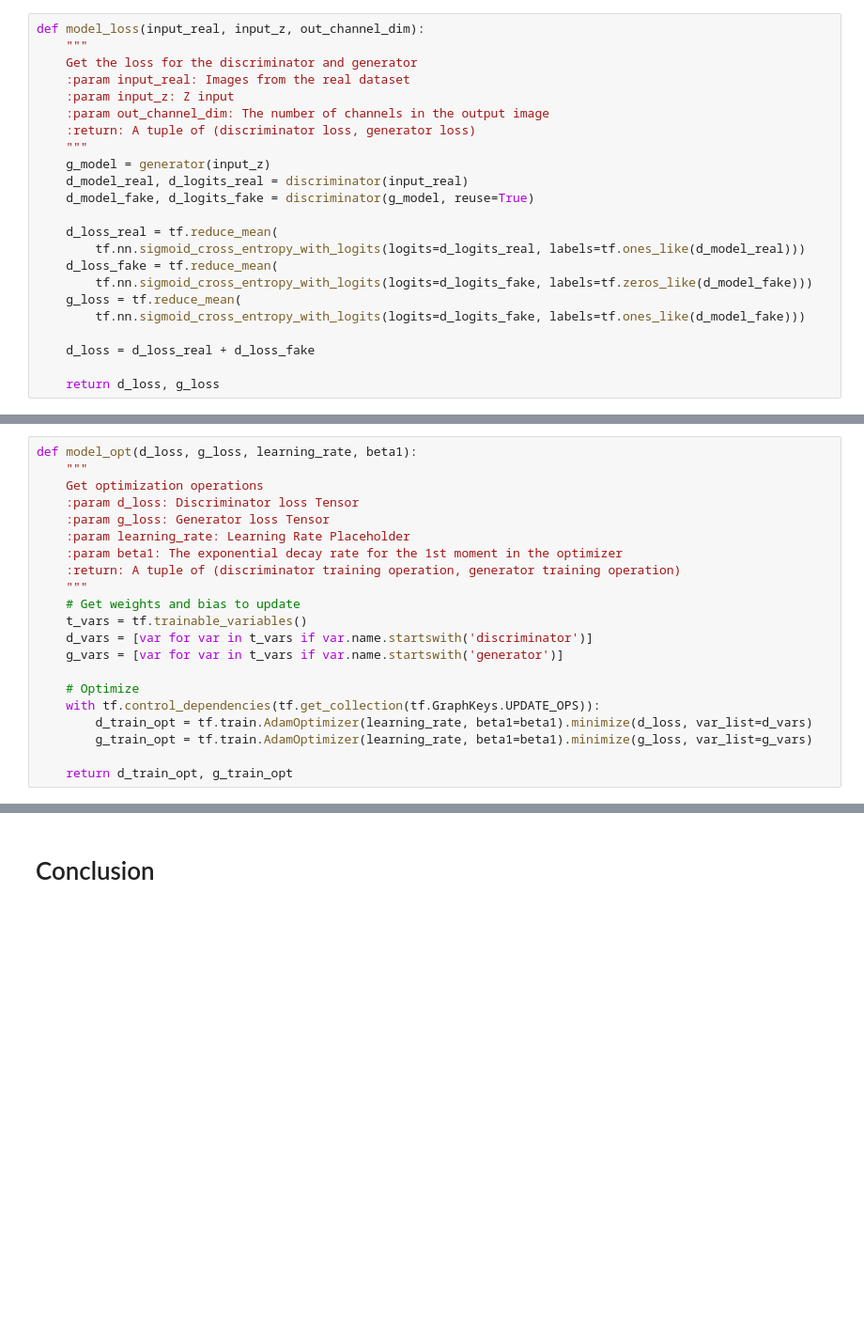
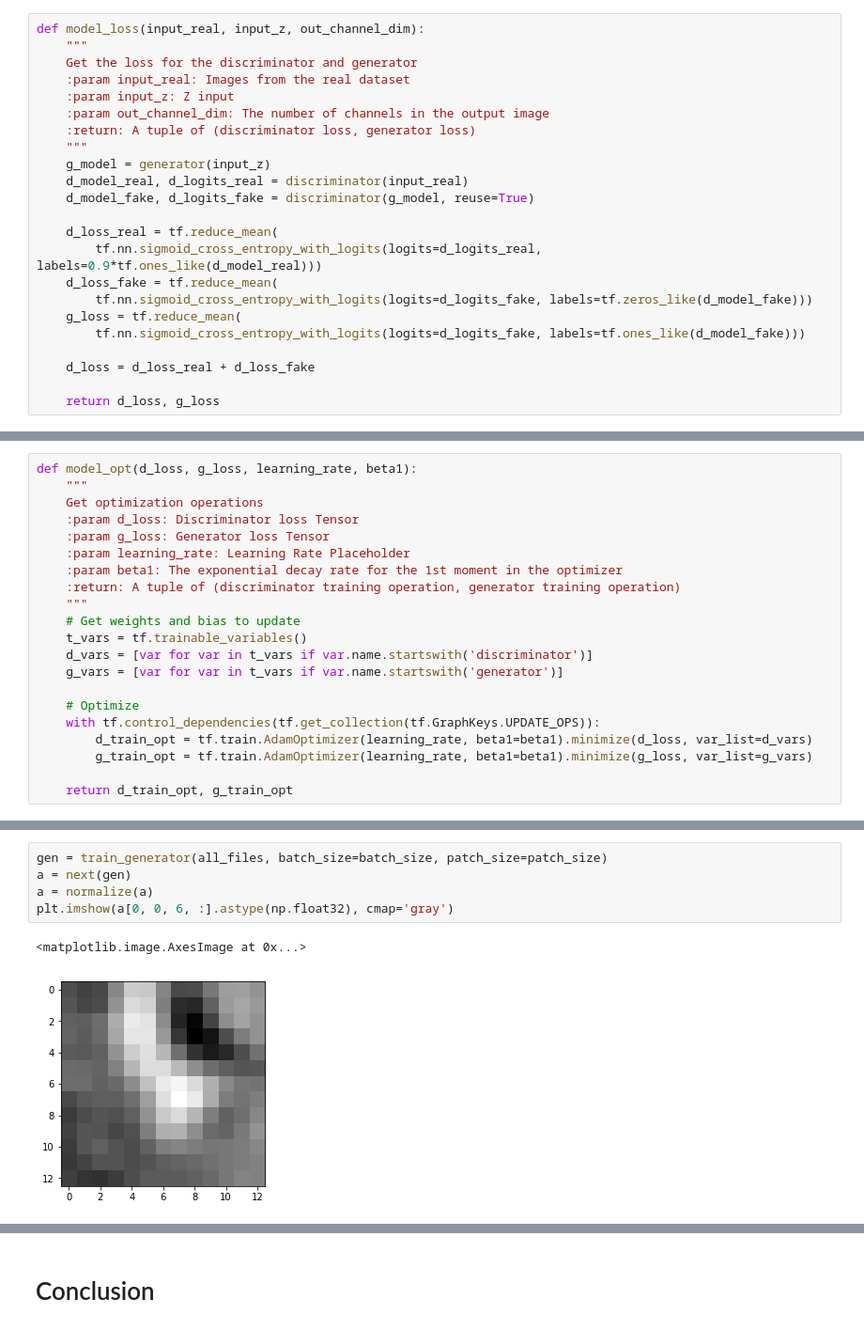
Before and after one commit to NOllAl/CSCI82Project, a Jupyter notebook: CSCI82 - Final project.ipynb, the cells around one changed output, grey strips where cells are left out. Shown at 94% size. Drawn from its saved outputs; the diff is of its cells as text; blank space fills up the shorter version.

Commit message:
Gan training added

```diff
--- a/CSCI82 - Final project.ipynb
+++ b/CSCI82 - Final project.ipynb
@@ -279,7 +277,7 @@ def model_loss(input_real, input_z, out_channel_dim):
     d_model_fake, d_logits_fake = discriminator(g_model, reuse=True)
 
     d_loss_real = tf.reduce_mean(
-        tf.nn.sigmoid_cross_entropy_with_logits(logits=d_logits_real, labels=tf.ones_like(d_model_real)))
+        tf.nn.sigmoid_cross_entropy_with_logits(logits=d_logits_real, labels=0.9*tf.ones_like(d_model_real)))
     d_loss_fake = tf.reduce_mean(
         tf.nn.sigmoid_cross_entropy_with_logits(logits=d_logits_fake, labels=tf.zeros_like(d_model_fake)))
     g_loss = tf.reduce_mean(
@@ -315,0 +486,8 @@ def model_opt(d_loss, g_loss, learning_rate, beta1):
+# %%
+gen = train_generator(all_files, batch_size=batch_size, patch_size=patch_size)
+a = next(gen)
+a = normalize(a)
+plt.imshow(a[0, 0, 6, :].astype(np.float32), cmap='gray')
+# %% [output]
+<matplotlib.image.AxesImage at 0x...>
+[figure, added]
```
Also changed, not shown: parts of 8 cells of this notebook.
